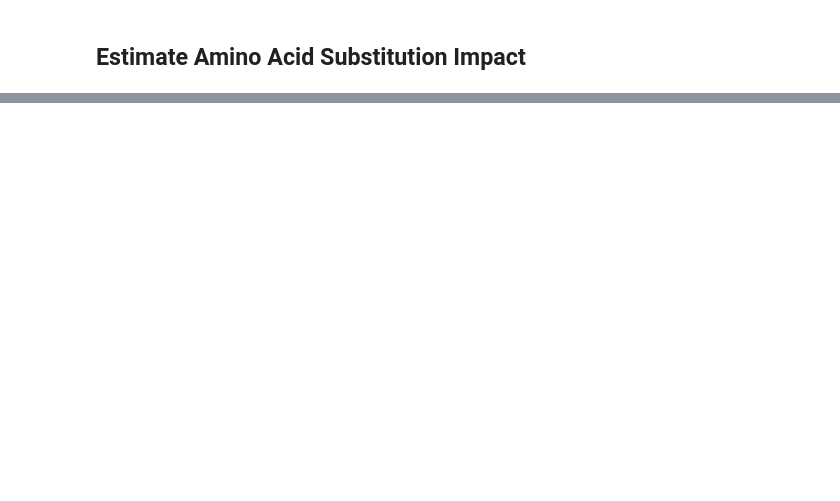
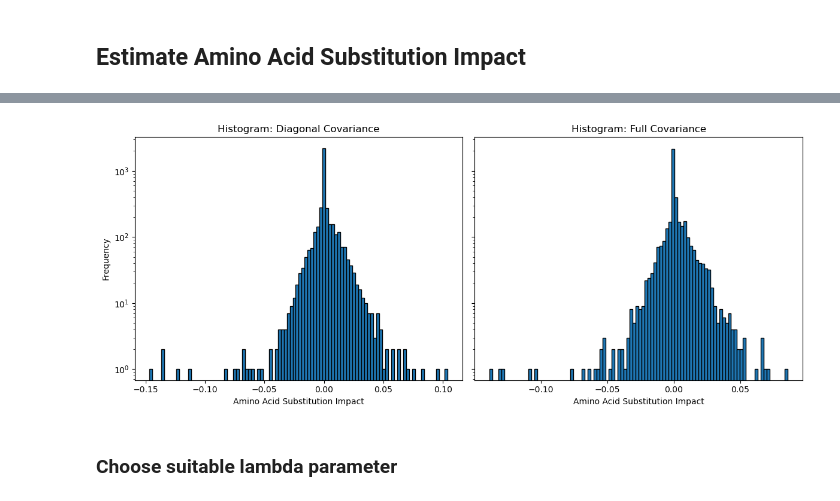
Before and after one commit to marie3003/mlr_predict_variant_composition, a Jupyter notebook: effects_aa_substitutions_fitness.ipynb, the cells around one changed output, grey strips where cells are left out. Saved outputs shown, nothing was run; the diff lists cells and outputs as text; code cells hidden in the pictures; blank space fills up the shorter version.

```diff
--- a/effects_aa_substitutions_fitness.ipynb
+++ b/effects_aa_substitutions_fitness.ipynb
@@ -415,0 +290,11 @@ plt.show()
+# %%
+pango_clade_mapping = pd.read_csv('data/covid_results/pango_clade_mapping_window300_pivotA5.csv')
+hess_inv = np.loadtxt('data/covid_results/inv_hessian_window300_pivotA5.txt', delimiter=',')
+lineage_names = np.loadtxt('data/covid_results/variant_names_pivotA5.txt', delimiter=',', dtype=str)
+url_pango_consensus_seq = "https://raw.githubusercontent.com/corneliusroemer/pango-sequences/refs/heads/main/data/pango-consensus-sequences_summary.json"
+consensus_seq_df = pd.read_json(url_pango_consensus_seq)
+
+
+
+aa_impact = calculate_impact_estimates(consensus_seq_df, hess_inv, lineage_names, pango_clade_mapping, _lambda=0.05, calc_max_lambda_loss=True)
+aa_impact_diag_C = calculate_impact_estimates(consensus_seq_df, hess_inv, lineage_names, pango_clade_mapping, _lambda=0.05, diag_covariance=True)
@@ -415,0 +309,6 @@ plt.show()
+# %%
+plot_aa_impact_dist_cov(aa_impact['a_est'], aa_impact_diag_C['a_est'])
+# %% [output]
+[figure, added]
+# %% [markdown]
+### Choose suitable lambda parameter
```
Also changed, not shown: parts of 47 cells of this notebook, 5 other files.
